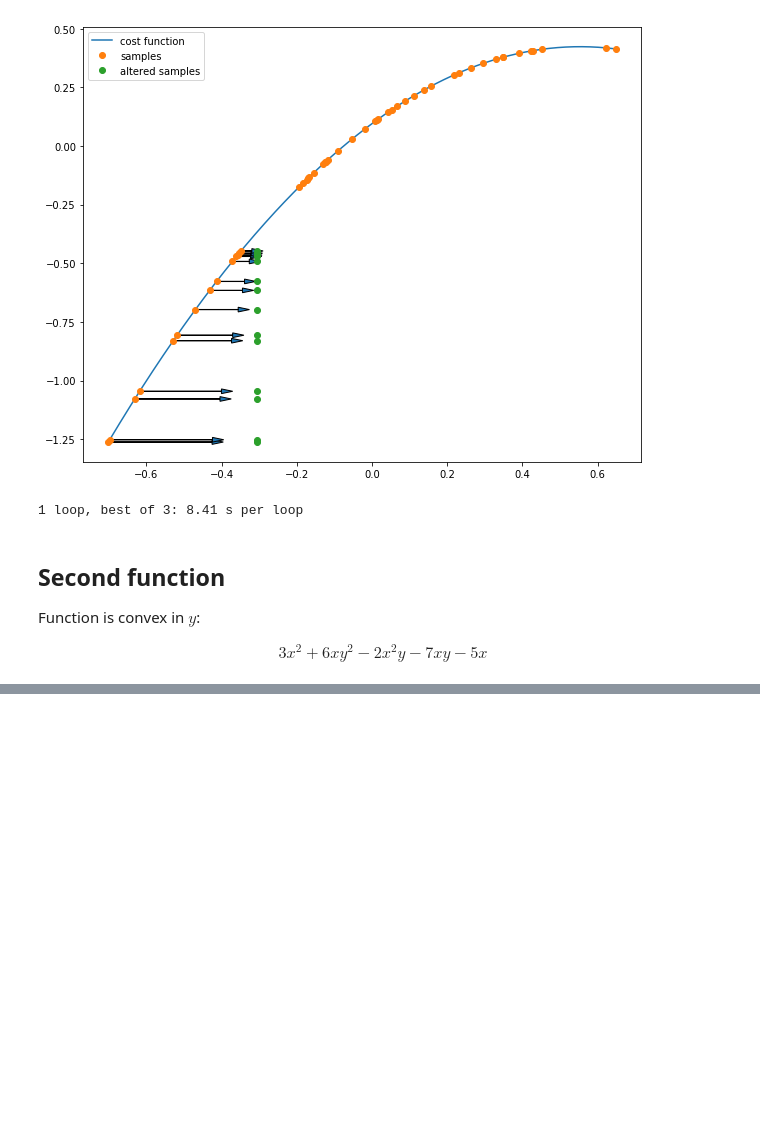
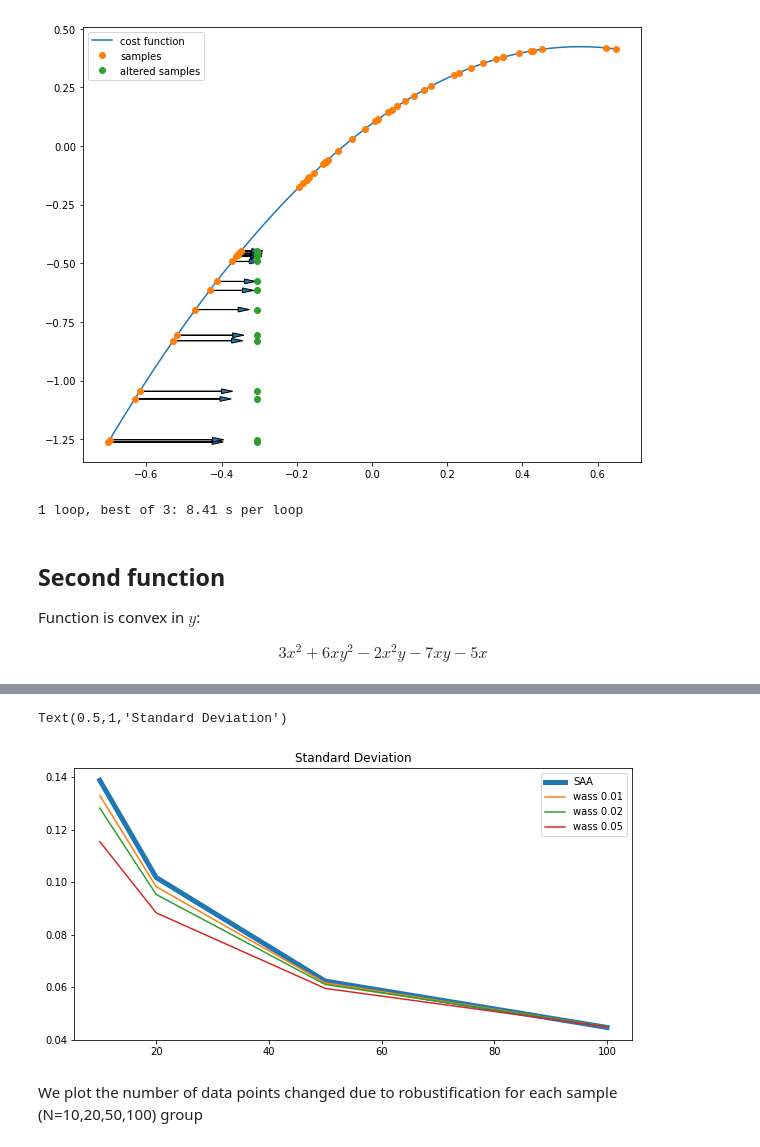
Before and after one commit to harrisonnguyen/stochastic_optimisation, a Jupyter notebook: Robustification/wasserstein_v2.ipynb, the cells around one changed output, grey strips where cells are left out. Drawn from its saved outputs; the diff is of its cells as text; code cells hidden in the pictures; blank space fills up the shorter version.

```diff
--- a/Robustification/wasserstein_v2.ipynb
+++ b/Robustification/wasserstein_v2.ipynb
@@ -281,0 +313,18 @@ IndexError: index 12 is out of bounds for axis 0 with size 12
+# %%
+data = []
+for ele in N:
+    data.append(pd.read_csv('results/wasser_convave_N'+str(ele)+'.csv').std())
+data = np.array(data)
+# %%
+plt.figure(figsize=(10,5))
+lineObjects = plt.plot(N,data[:,0],label='SSA approximation',lw=5.0,ls='-')
+lineObjects += plt.plot(N,data[:,1:])
+
+strings = ['wass '+ str(ele) for ele in delta]
+plt.legend(lineObjects,tuple(['SAA'] + strings + ['True value']))
+plt.title('Standard Deviation')
+# %% [output]
+Text(0.5,1,'Standard Deviation')
+[figure, added]
+# %% [markdown]
+We plot the number of data points changed due to robustification for each sample (N=10,20,50,100) group
```
Also changed, not shown: parts of 12 cells of this notebook, 8 other files.
